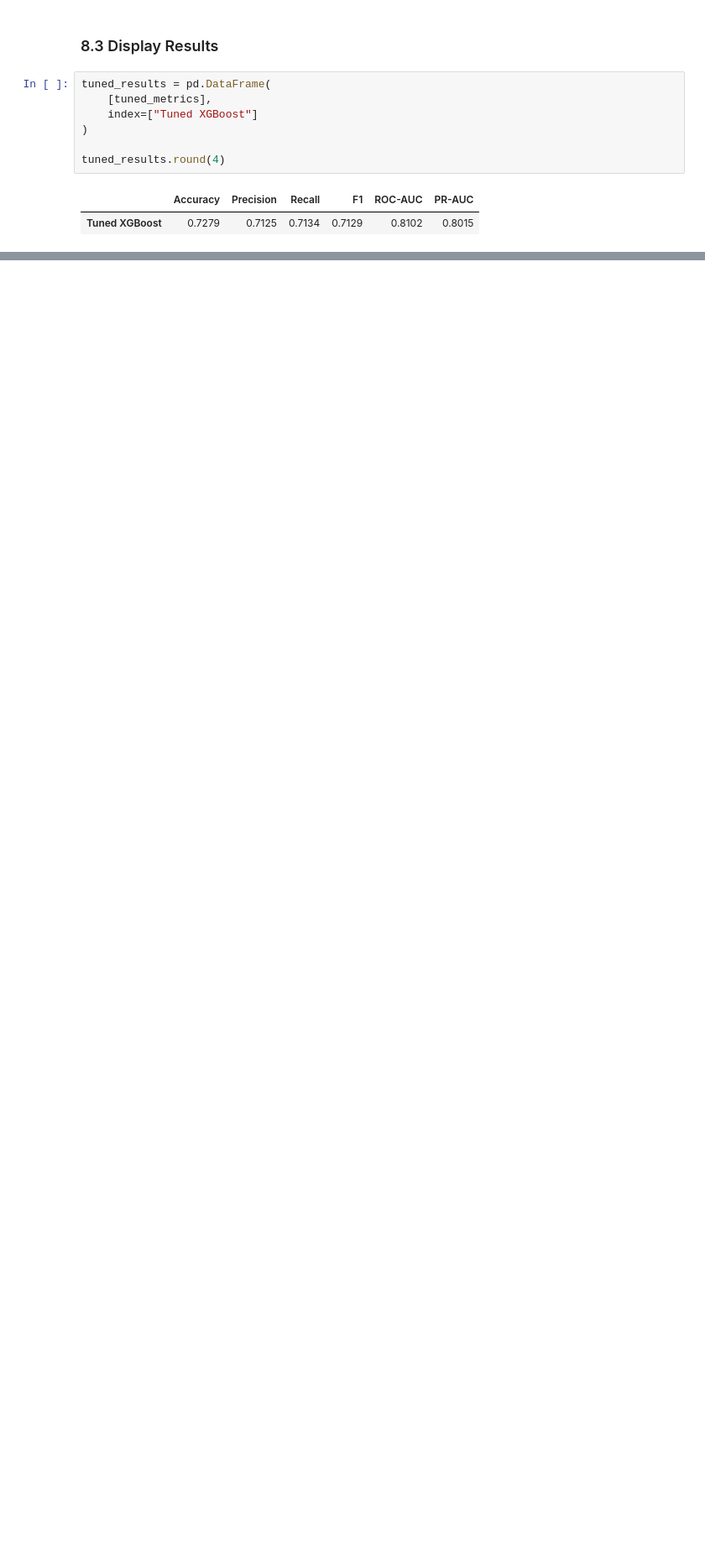
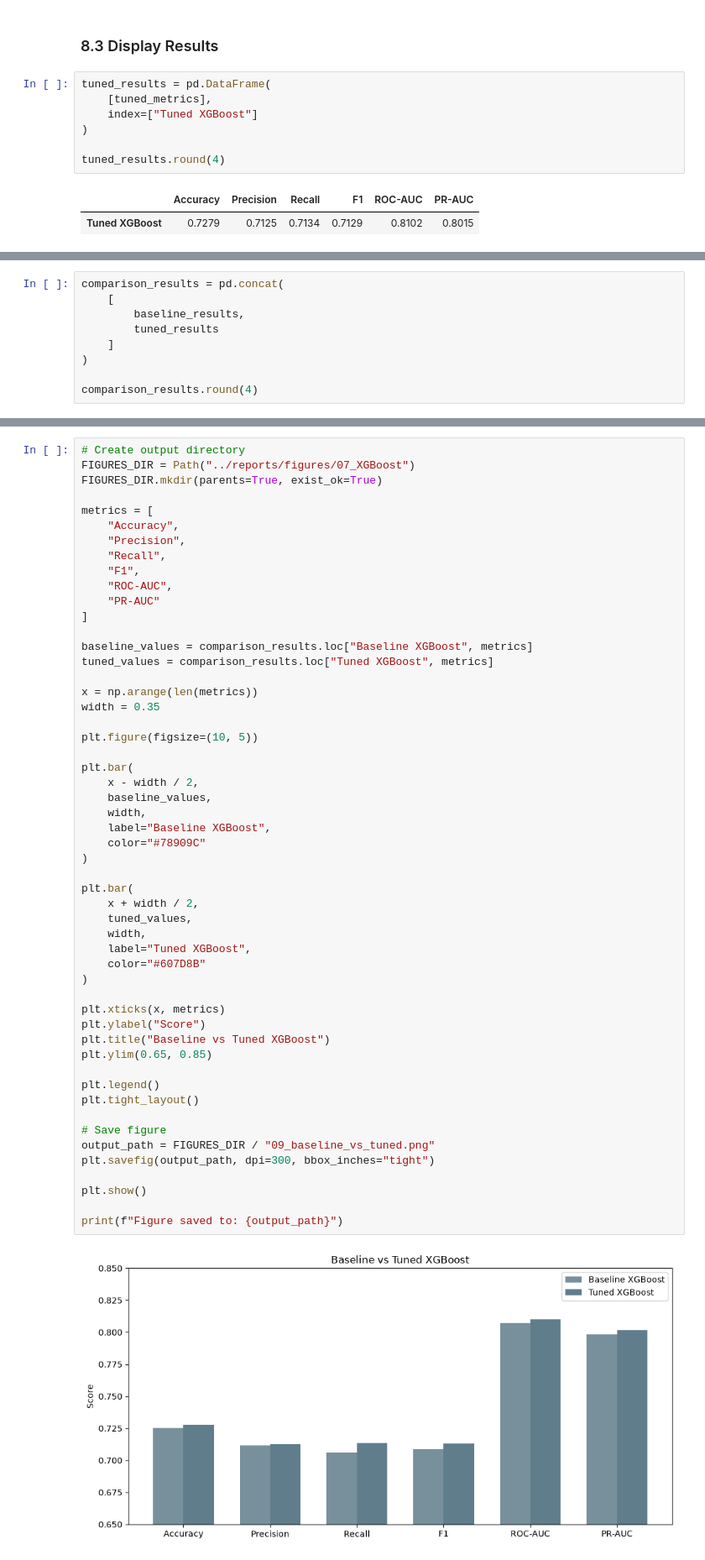
Before and after one commit to saraalwadia/airshift, a Jupyter notebook: notebooks/07_XGBoost.ipynb, the cells around one changed output, grey strips where cells are left out. Shown at 84% size. Cells and saved outputs as stored; diff of their text form; blank space fills up the shorter version.

Commit message:
baselive vs tuned figure

```diff
--- a/notebooks/07_XGBoost.ipynb
+++ b/notebooks/07_XGBoost.ipynb
@@ -570,0 +580,9 @@ These results will be compared with the baseline XGBoost model in the next secti
+# %%
+comparison_results = pd.concat(
+    [
+        baseline_results,
+        tuned_results
+    ]
+)
+
+comparison_results.round(4)
@@ -570,0 +618,55 @@ These results will be compared with the baseline XGBoost model in the next secti
+# %%
+# Create output directory
+FIGURES_DIR = Path("../reports/figures/07_XGBoost")
+FIGURES_DIR.mkdir(parents=True, exist_ok=True)
+
+metrics = [
+    "Accuracy",
+    "Precision",
+    "Recall",
+    "F1",
+    "ROC-AUC",
+    "PR-AUC"
+]
+
+baseline_values = comparison_results.loc["Baseline XGBoost", metrics]
+tuned_values = comparison_results.loc["Tuned XGBoost", metrics]
+
+x = np.arange(len(metrics))
+width = 0.35
+
+plt.figure(figsize=(10, 5))
+
+plt.bar(
+    x - width / 2,
+    baseline_values,
+    width,
+    label="Baseline XGBoost",
+    color="#78909C"
+)
+
+plt.bar(
+    x + width / 2,
+    tuned_values,
+    width,
+    label="Tuned XGBoost",
+    color="#607D8B"
+)
+
+plt.xticks(x, metrics)
+plt.ylabel("Score")
+plt.title("Baseline vs Tuned XGBoost")
+plt.ylim(0.65, 0.85)
+
+plt.legend()
+plt.tight_layout()
+
+# Save figure
+output_path = FIGURES_DIR / "09_baseline_vs_tuned.png"
+plt.savefig(output_path, dpi=300, bbox_inches="tight")
+
+plt.show()
+
+print(f"Figure saved to: {output_path}")
+# %% [output]
+[figure, added]
```
Also changed, not shown: parts of 6 cells of this notebook.
